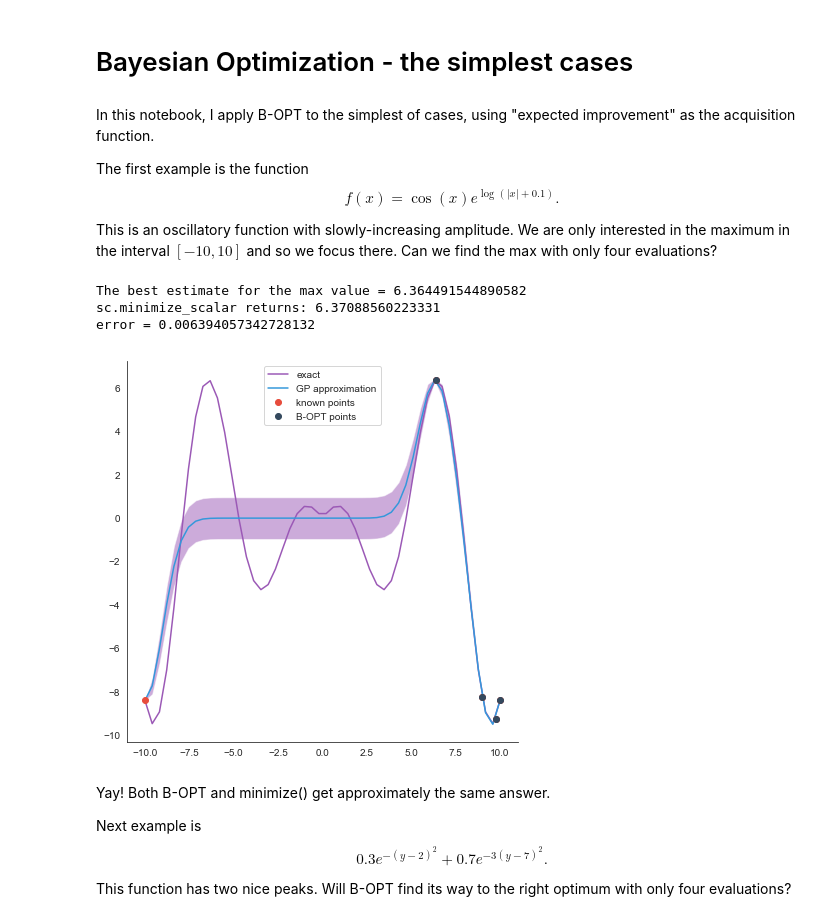
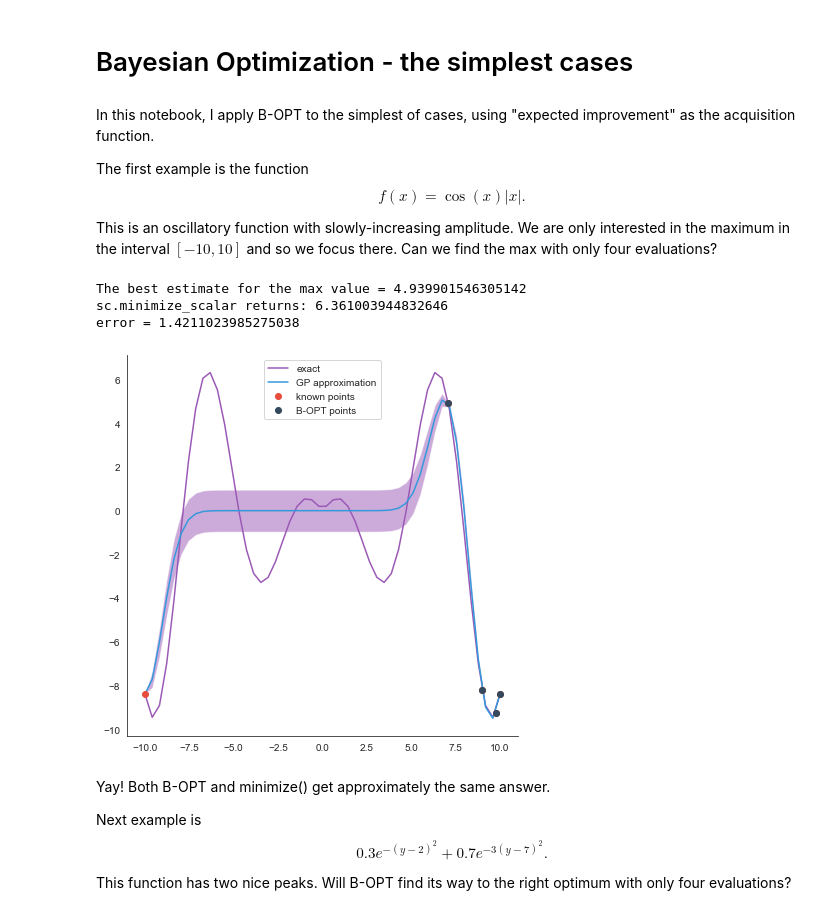
Before and after one commit to kgourgou/baeysian-opt-for-fun, a Jupyter notebook: runme.ipynb, the cells around one changed output. Drawn from its saved outputs; the diff is of its cells as text; code cells hidden in the pictures.

Commit message:
more sane target function

```diff
--- a/runme.ipynb
+++ b/runme.ipynb
@@ -14,7 +14,7 @@ sns.set_style("white")
 # %% [markdown]
 In this notebook, I apply B-OPT to the simplest of cases, using "expected improvement" as the acquisition function.
 
-The first example is the function $$f(x)=\cos(x)e^{\log(|x|+0.1)}.$$
+The first example is the function $$f(x)=\cos(x)|x|.$$
 
 This is an oscillatory function with slowly-increasing amplitude. We are only interested in the maximum in the interval $[-10,10]$ and so we focus there. Can we find the max with only four evaluations?
 # %%
@@ -22,38 +22,38 @@ known_points = sc.array([-10.0])
 
 
 def f(y):
-    return sc.cos(y)*sc.exp(sc.log(abs(y)+0.01))
+    return sc.cos(y)*abs(y)
 
 running_max, kp, y, model = bayes_opt(known_points,f,4, bounds=(-10,10))
 
 x = sc.linspace(-10,10)
 
 pl.figure(figsize=(7,7))
 pl.plot(x,f(x),label='exact')
 
 yv, std = model.predict(x.reshape(-1,1), return_std=True)
 
 pl.plot(x,yv, label='GP approximation')
 pl.plot(kp, f(kp),'o',label='known points')
 pl.fill_between(x,yv-0.96*std, yv+0.96*std, alpha=0.5)
 pl.plot(kp[1:],f(kp[1:]),'o', label='B-OPT points')
 
 pl.legend(loc=0)
 
 print(f'The best estimate for the max value = {running_max}')
 
 g = lambda x: -f(x)
 max_value = sc.optimize.minimize_scalar(g,bounds=(-10,10), method="Bounded")
 max_value = -max_value['fun']
 
 print(f'sc.minimize_scalar returns: {max_value}')
 print(f'error = {max_value-running_max}')
 sns.despine()
 # %% [output]
-The best estimate for the max value = 6.364491544890582
-sc.minimize_scalar returns: 6.37088560223331
-error = 0.006394057342728132
+The best estimate for the max value = 4.939901546305142
+sc.minimize_scalar returns: 6.361003944832646
+error = 1.4211023985275038
-[figure, old version]
+[figure, new version]
 # %% [markdown]
 Yay! Both B-OPT and minimize() get approximately the same answer.
 
```
